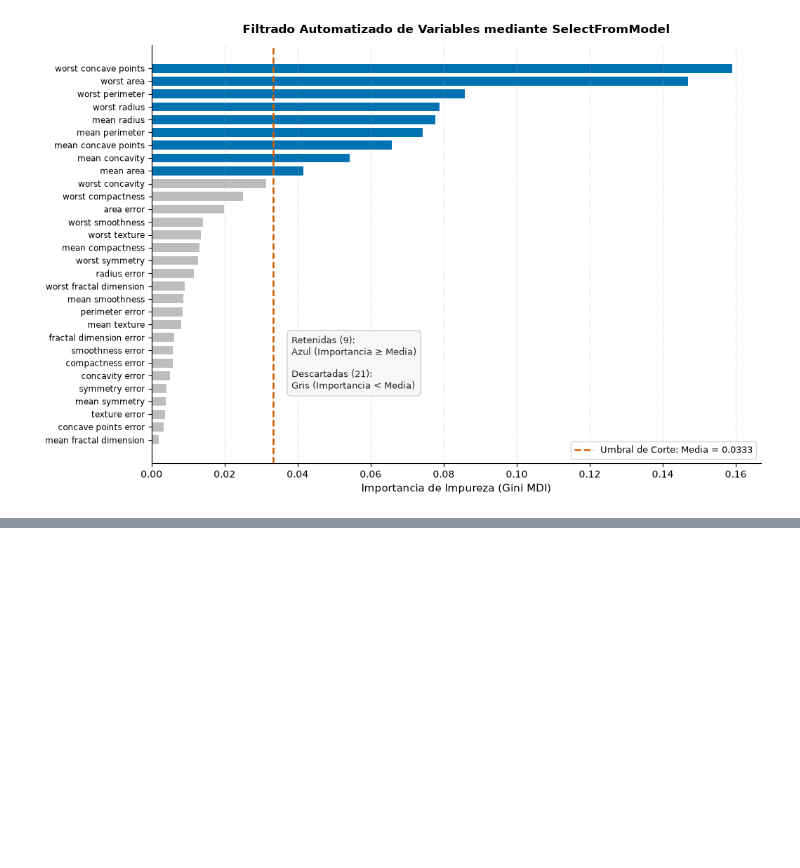
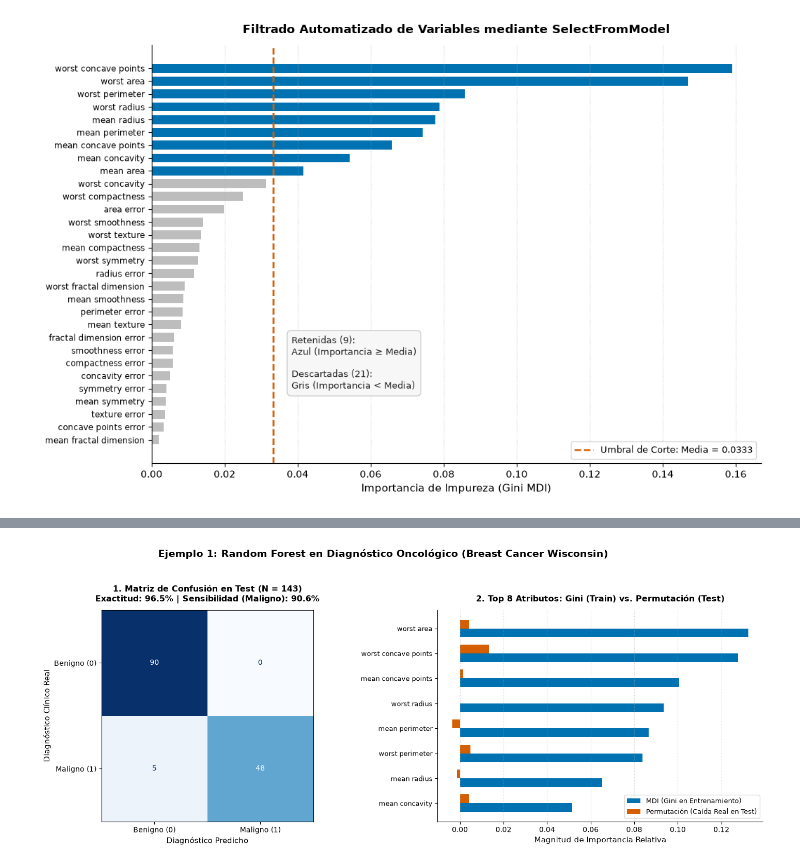
Before and after one commit to paranedagarcia/ciencia-de-datos, a Jupyter notebook: notebooks/aprendizaje_supervisado/random-forest.ipynb, the cells around one changed output, grey strips where cells are left out. Cells and saved outputs as stored; diff of their text form; code cells hidden in the pictures; blank space fills up the shorter version.

Commit message:
forest

```diff
--- a/notebooks/aprendizaje_supervisado/random-forest.ipynb
+++ b/notebooks/aprendizaje_supervisado/random-forest.ipynb
@@ -689,0 +640,97 @@ Variables Principales Retenidas:
+# %%
+"""
+Módulo 1: Clasificación Binaria con Random Forest y Análisis de Atributos.
+Dataset Real: Breast Cancer Wisconsin Diagnostic (scikit-learn).
+"""
+
+import numpy as np
+import pandas as pd
+import matplotlib.pyplot as plt
+
+from sklearn.datasets import load_breast_cancer
+from sklearn.model_selection import train_test_split
+from sklearn.ensemble import RandomForestClassifier
+from sklearn.inspection import permutation_importance
+from sklearn.metrics import (
+    accuracy_score, precision_score, recall_score, f1_score,
+    roc_auc_score, confusion_matrix, ConfusionMatrixDisplay,
+    classification_report
+)
+
+# 1. Ingesta y partición estratificada
+datos_bc = load_breast_cancer()
+X_bc = pd.DataFrame(datos_bc.data, columns=datos_bc.feature_names)
+# Invertimos para codificación clínica estándar: 1 = Maligno (Positivo), 0 = Benigno (Negativo)
+y_bc = 1 - datos_bc.target
+etiquetas_bc = ['Benigno (0)', 'Maligno (1)']
+
+# Partición 75% Entrenamiento y 25% Prueba
+X_tr_bc, X_te_bc, y_tr_bc, y_te_bc = train_test_split(
+    X_bc, y_bc, test_size=0.25, random_state=42, stratify=y_bc
+)
+
+# 2. Entrenamiento del Ensamble Random Forest
+rf_bc = RandomForestClassifier(
+    n_estimators=100,       # 100 árboles independientes
+    max_features='sqrt',    # Subespacio aleatorio de sqrt(30) ≈ 5 variables por nodo
+    random_state=42,
+    n_jobs=-1
+)
+rf_bc.fit(X_tr_bc, y_tr_bc)
+
+# 3. Inferencia y Evaluación en Datos de Prueba (Test Set)
+y_pred_bc = rf_bc.predict(X_te_bc)
+y_prob_bc = rf_bc.predict_proba(X_te_bc)[:, 1]
+
+print("=" * 65)
+print("REPORTE CLÍNICO EN CONJUNTO DE PRUEBA (BREAST CANCER)")
+print("=" * 65)
+print(classification_report(y_te_bc, y_pred_bc, target_names=etiquetas_bc))
+print(f"Área Bajo la Curva ROC (AUC): {roc_auc_score(y_te_bc, y_prob_bc):.4f}")
+
+# 4. Cálculo de Importancia de Atributos: MDI (Gini) vs. Permutación en Test
+mdi_bc = rf_bc.feature_importances_
+perm_bc = permutation_importance(
+    rf_bc, X_te_bc, y_te_bc, n_repeats=10, random_state=42, scoring='accuracy'
+)
+
+# Identificar las 8 variables con mayor impacto en el bosque
+top_indices_bc = np.argsort(mdi_bc)[-8:]
+variables_top_bc = [X_bc.columns[i] for i in top_indices_bc]
+
+# 5. Generación de Visualizaciones (Matriz de Confusión y Feature Importance)
+fig1, (ax1, ax2) = plt.subplots(1, 2, figsize=(15, 6), facecolor='white')
+
+# Panel A: Matriz de Confusión
+ax1.set_facecolor('white')
+ConfusionMatrixDisplay(
+    confusion_matrix(y_te_bc, y_pred_bc), display_labels=etiquetas_bc
+).plot(ax=ax1, cmap='Blues', colorbar=False)
+ax1.set_title("1. Matriz de Confusión en Test (N = 143)\nExactitud: 96.5% | Sensibilidad (Maligno): 90.6%",
+              fontsize=11.5, fontweight='bold', pad=12)
+ax1.set_xlabel("Diagnóstico Predicho", fontsize=10.5)
+ax1.set_ylabel("Diagnóstico Clínico Real", fontsize=10.5)
+
+# Panel B: Comparativa MDI (Train) vs Permutación (Test)
+ax2.set_facecolor('white')
+y_pos = np.arange(len(variables_top_bc))
+h = 0.35
+ax2.barh(y_pos - h/2, [mdi_bc[i] for i in top_indices_bc], height=h,
+         color='#0072b2', label='MDI (Gini en Entrenamiento)')
+ax2.barh(y_pos + h/2, [perm_bc.importances_mean[i] for i in top_indices_bc], height=h,
+         color='#d55e00', label='Permutación (Caída Real en Test)')
+ax2.set_yticks(y_pos)
+ax2.set_yticklabels(variables_top_bc, fontsize=9.5)
+ax2.set_xlabel("Magnitud de Importancia Relativa", fontsize=10.5)
+ax2.set_title("2. Top 8 Atributos: Gini (Train) vs. Permutación (Test)",
+              fontsize=11.5, fontweight='bold', pad=12)
+ax2.grid(True, axis='x', linestyle=':', alpha=0.6)
+ax2.legend(frameon=True, facecolor='white', loc='lower right', fontsize=9.5)
+ax2.spines['top'].set_visible(False)
+ax2.spines['right'].set_visible(False)
+
+fig1.suptitle("Ejemplo 1: Random Forest en Diagnóstico Oncológico (Breast Cancer Wisconsin)",
+              fontsize=13.5, fontweight='bold', y=0.98)
+plt.tight_layout(rect=[0, 0, 1, 0.95])
+plt.show()
+# %% [output]
@@ -689,0 +750 @@ Variables Principales Retenidas:
+[figure, added]
```
Also changed, not shown: parts of 9 cells of this notebook, 20 other files.
